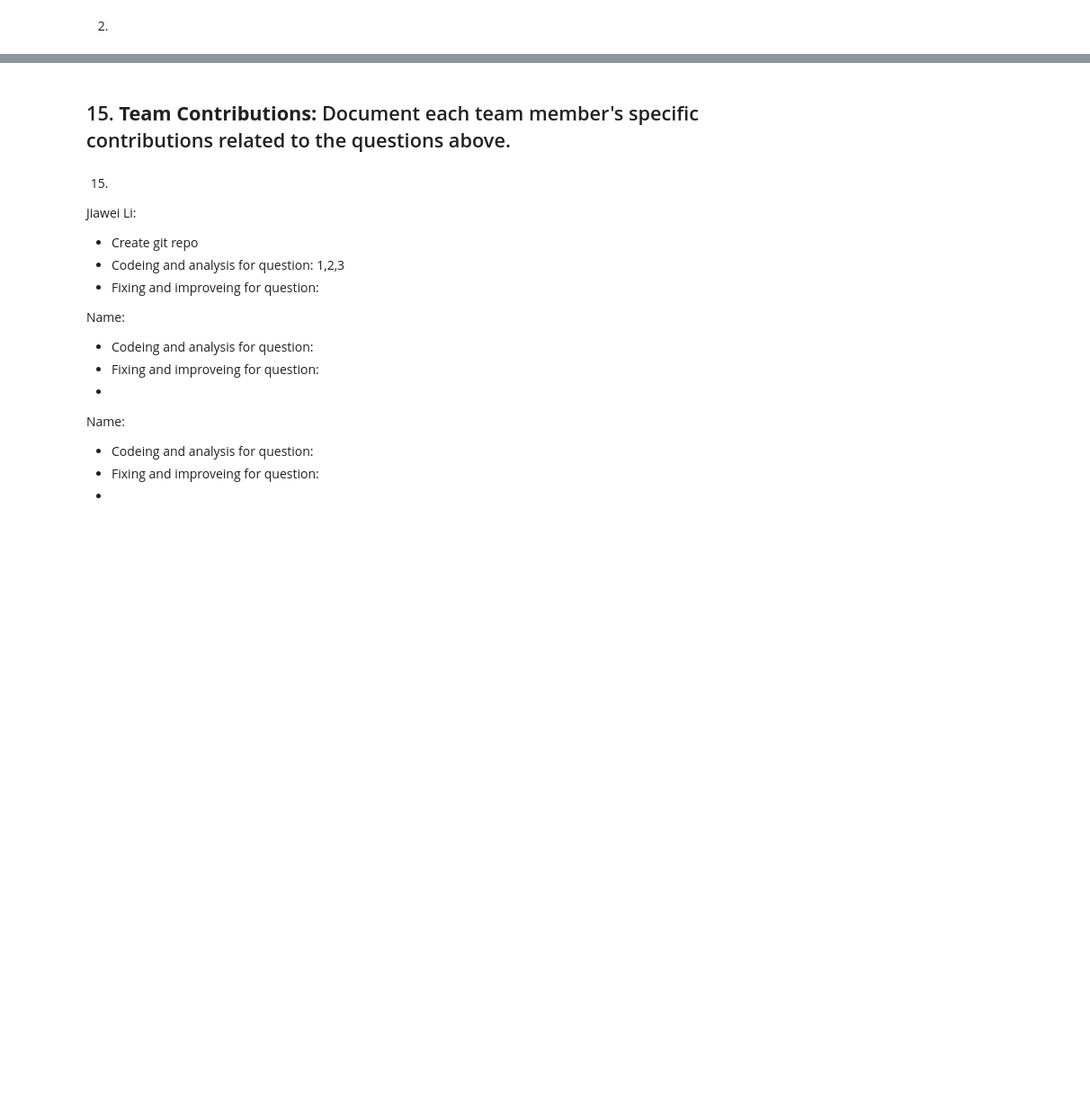
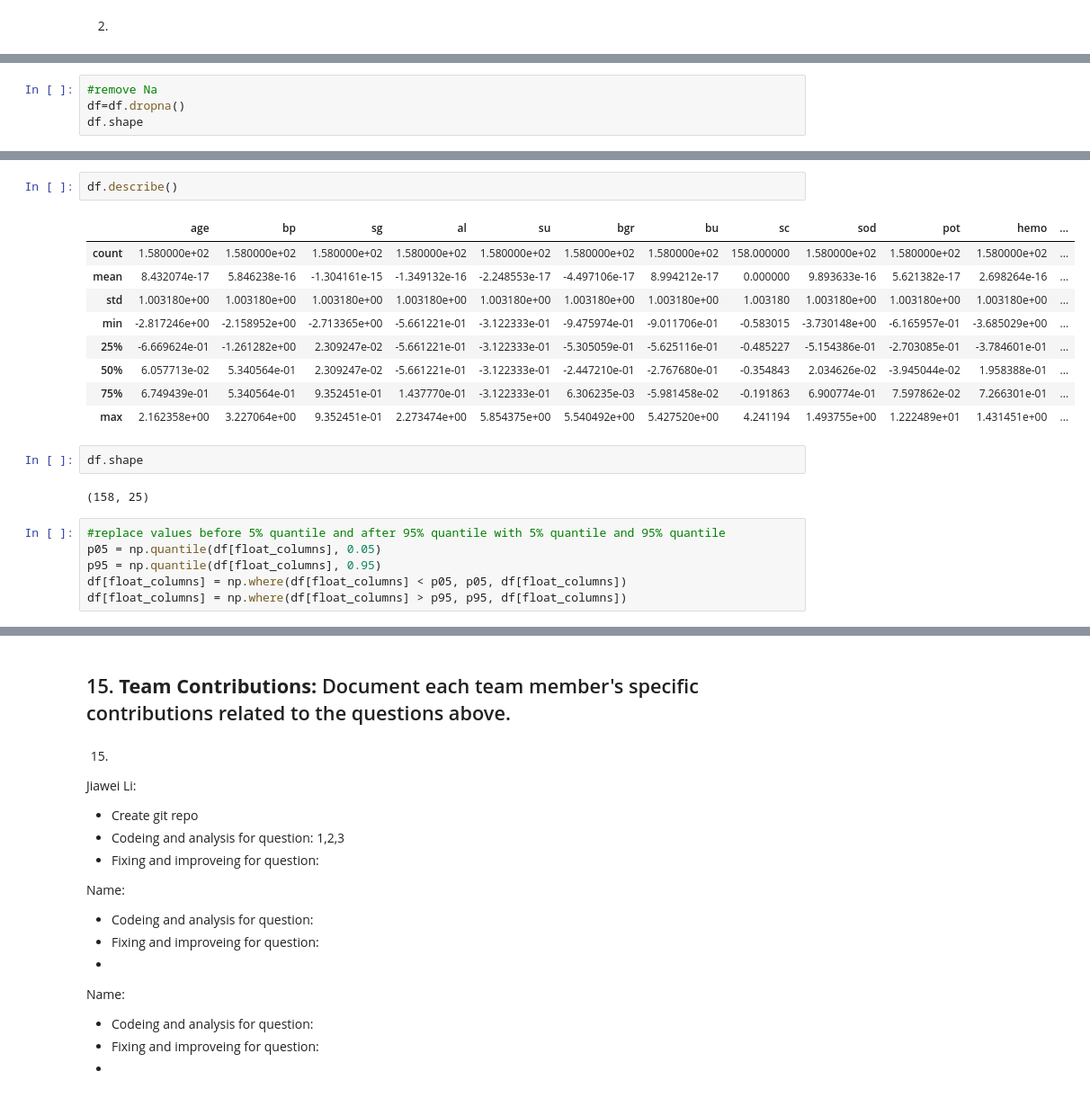
Before and after one commit to lisall8/3DAProject, a Jupyter notebook: assignment6.ipynb, the cells around one changed output, grey strips where cells are left out. Shown at 90% size. Cells and saved outputs as stored; diff of their text form; blank space fills up the shorter version.

```diff
--- a/assignment6.ipynb
+++ b/assignment6.ipynb
@@ -266,0 +243,4 @@ for feature in skewness.index:
+# %%
+#remove Na
+df=df.dropna()
+df.shape
@@ -266,0 +261,22 @@ for feature in skewness.index:
+# %%
+df.describe()
+# %% [output]
+|  | age | bp | sg | al | su | bgr | bu | sc | sod | pot | hemo | ... |
+| count | 1.580000e+02 | 1.580000e+02 | 1.580000e+02 | 1.580000e+02 | 1.580000e+02 | 1.580000e+02 | 1.580000e+02 | 158.000000 | 1.580000e+02 | 1.580000e+02 | 1.580000e+02 | ... |
+| mean | 8.432074e-17 | 5.846238e-16 | -1.304161e-15 | -1.349132e-16 | -2.248553e-17 | -4.497106e-17 | 8.994212e-17 | 0.000000 | 9.893633e-16 | 5.621382e-17 | 2.698264e-16 | ... |
+| std | 1.003180e+00 | 1.003180e+00 | 1.003180e+00 | 1.003180e+00 | 1.003180e+00 | 1.003180e+00 | 1.003180e+00 | 1.003180 | 1.003180e+00 | 1.003180e+00 | 1.003180e+00 | ... |
+| min | -2.817246e+00 | -2.158952e+00 | -2.713365e+00 | -5.661221e-01 | -3.122333e-01 | -9.475974e-01 | -9.011706e-01 | -0.583015 | -3.730148e+00 | -6.165957e-01 | -3.685029e+00 | ... |
+| 25% | -6.669624e-01 | -1.261282e+00 | 2.309247e-02 | -5.661221e-01 | -3.122333e-01 | -5.305059e-01 | -5.625116e-01 | -0.485227 | -5.154386e-01 | -2.703085e-01 | -3.784601e-01 | ... |
+| 50% | 6.057713e-02 | 5.340564e-01 | 2.309247e-02 | -5.661221e-01 | -3.122333e-01 | -2.447210e-01 | -2.767680e-01 | -0.354843 | 2.034626e-02 | -3.945044e-02 | 1.958388e-01 | ... |
+| 75% | 6.749439e-01 | 5.340564e-01 | 9.352451e-01 | 1.437770e-01 | -3.122333e-01 | 6.306235e-03 | -5.981458e-02 | -0.191863 | 6.900774e-01 | 7.597862e-02 | 7.266301e-01 | ... |
+| max | 2.162358e+00 | 3.227064e+00 | 9.352451e-01 | 2.273474e+00 | 5.854375e+00 | 5.540492e+00 | 5.427520e+00 | 4.241194 | 1.493755e+00 | 1.222489e+01 | 1.431451e+00 | ... |
+# %%
+df.shape
+# %% [output]
+(158, 25)
+# %%
+#replace values before 5% quantile and after 95% quantile with 5% quantile and 95% quantile
+p05 = np.quantile(df[float_columns], 0.05)
+p95 = np.quantile(df[float_columns], 0.95)
+df[float_columns] = np.where(df[float_columns] < p05, p05, df[float_columns])
+df[float_columns] = np.where(df[float_columns] > p95, p95, df[float_columns])
```
Also changed, not shown: parts of 35 cells of this notebook.
